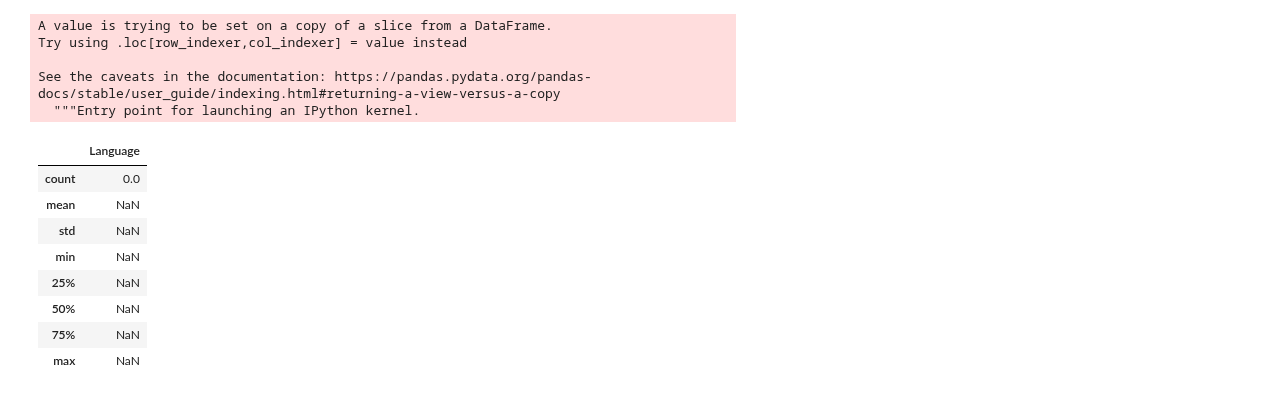
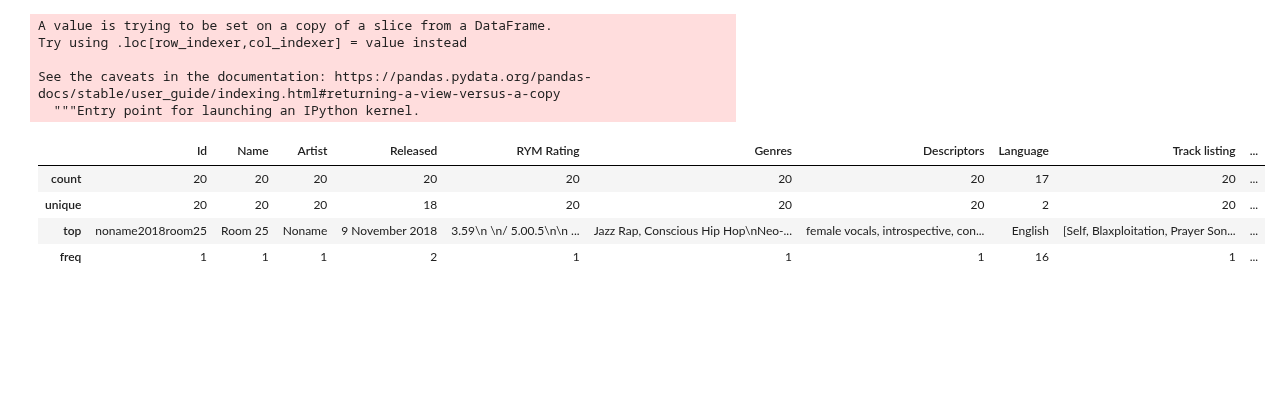
Before and after one commit to edav-42/review-vs-stream, a Jupyter notebook: data/rym.ipynb, the cells around one changed output. Cells and saved outputs as stored; diff of their text form; code cells hidden in the pictures; blank space fills up the shorter version.

```diff
--- a/data/rym.ipynb
+++ b/data/rym.ipynb
@@ -8,13 +10,14 @@ mt = pd.read_csv("metacritic_data.csv")
 # mt['tag'] = mt["Singer"] + " - " + mt["Album_Name"];
 lower_alnum = lambda s: "".join(x for x in s.lower() if x.isalnum())
 mt["id"] = mt["Singer"].apply(lower_alnum) + mt["Release_Year"].apply(str) + mt["Album_Name"].apply(lambda s: lower_alnum(s)[:3] + lower_alnum(s)[-3:])
-tags = zip(mt["id"], mt["Singer"], mt["Album_Name"])
+tags = list(zip(mt["id"], mt["Singer"], mt["Album_Name"]))
 # tags = ["Common - A Beautiful Revolution, Vol. 2"]
-cols = ['Name', 'Artist', 'Released', 'RYM Rating', 'Genres', 'Descriptors',
-       'Language', 'Track listing', 'Colorscheme', 'Languages']
+cols = ['Id', 'Name', 'Artist', 'Released', 'RYM Rating', 'Genres', 'Descriptors',
+       'Language', 'Track listing', 'Colorscheme', 'Languages', 'Ranked']
 df = pd.DataFrame(columns=cols)
 # %%
 lower_alnum_dash = lambda s: "".join(x for x in s.replace(" ", "-").lower() if (x.isalnum() or x == "-" ))
+# tags = [('divmo','Maya Hawke', 'MOSS')]
 
 max_iter = 1 # one iteration is enough for most cases, raise it if errors occur
 iter = 0
@@ -26,21 +29,26 @@ while iter < max_iter:
       url = "https://rateyourmusic.com/release/album/%s/%s/" % (lower_alnum_dash(singer), lower_alnum_dash(album))
       tag = singer + " - " + album
       album_infos = network.get_album_infos(url=url)
-      if not album_infos:
+    except:
+      album_infos = []
+
+    if not album_infos:
+      try:
         # Try search then
-        album_infos = network.get_album_infos(name=tag) # get album by search
+        url_tag = urllib.parse.quote(tag)
+        album_infos = network.get_album_infos(name=url_tag) # get album by search
+      except IndexError as e:
+        new_tags.append((tag,uid))
+        print("❌ ", tag)
 
-      if not album_infos:
-        print("❌ ", tag)
-        new_tags.append((tag,uid))
-      else:
-        print("✅ ", tag)
-        album_infos["id"] = uid
-        df = pd.concat([df, pd.DataFrame([album_infos])], axis=0)
+    if not album_infos:
+      new_tags.append((tag,uid))
+    else:
+      print("✅ ", tag)
+      album_infos["Id"] = uid
+      df = pd.concat([df, pd.DataFrame([album_infos])], axis=0)
     # except IndexError:
-    except (IndexError, AttributeError):
-      new_tags.append((tag,uid))
-      print("❌ ", tag)
+    # except (IndexError, AttributeError):
 
   tags = new_tags
   iter += 1
@@ -71,19 +93,15 @@ Try using .loc[row_indexer,col_indexer] = value instead
 See the caveats in the documentation: https://pandas.pydata.org/pandas-docs/stable/user_guide/indexing.html#returning-a-view-versus-a-copy
   """Entry point for launching an IPython kernel.
 # %%
-xdf = xdf[['Name', 'Artist', 'Released', 'RYM Rating', 'Genres', 'Descriptors',
-       'Language', 'Track listing', 'Colorscheme']]
+xdf = xdf[['Id', 'Name', 'Artist', 'Released', 'RYM Rating', 'Genres', 'Descriptors',
+       'Language', 'Track listing', 'Colorscheme','Ranked']]
 xdf.describe()
 # %% [output]
-|  | Language |
-| count | 0.0 |
-| mean | NaN |
-| std | NaN |
-| min | NaN |
-| 25% | NaN |
-| 50% | NaN |
-| 75% | NaN |
-| max | NaN |
+|  | Id | Name | Artist | Released | RYM Rating | Genres | Descriptors | Language | Track listing | ... |
+| count | 20 | 20 | 20 | 20 | 20 | 20 | 20 | 17 | 20 | ... |
+| unique | 20 | 20 | 20 | 18 | 20 | 20 | 20 | 2 | 20 | ... |
+| top | noname2018room25 | Room 25 | Noname | 9 November 2018 | 3.59\n \n/ 5.00.5\n\n ... | Jazz Rap, Conscious Hip Hop\nNeo-... | female vocals, introspective, con... | English | [Self, Blaxploitation, Prayer Son... | ... |
+| freq | 1 | 1 | 1 | 2 | 1 | 1 | 1 | 16 | 1 | ... |
 # %%
 import re
 ratings = []
```
Also changed, not shown: parts of 5 cells of this notebook, 4 other files.
